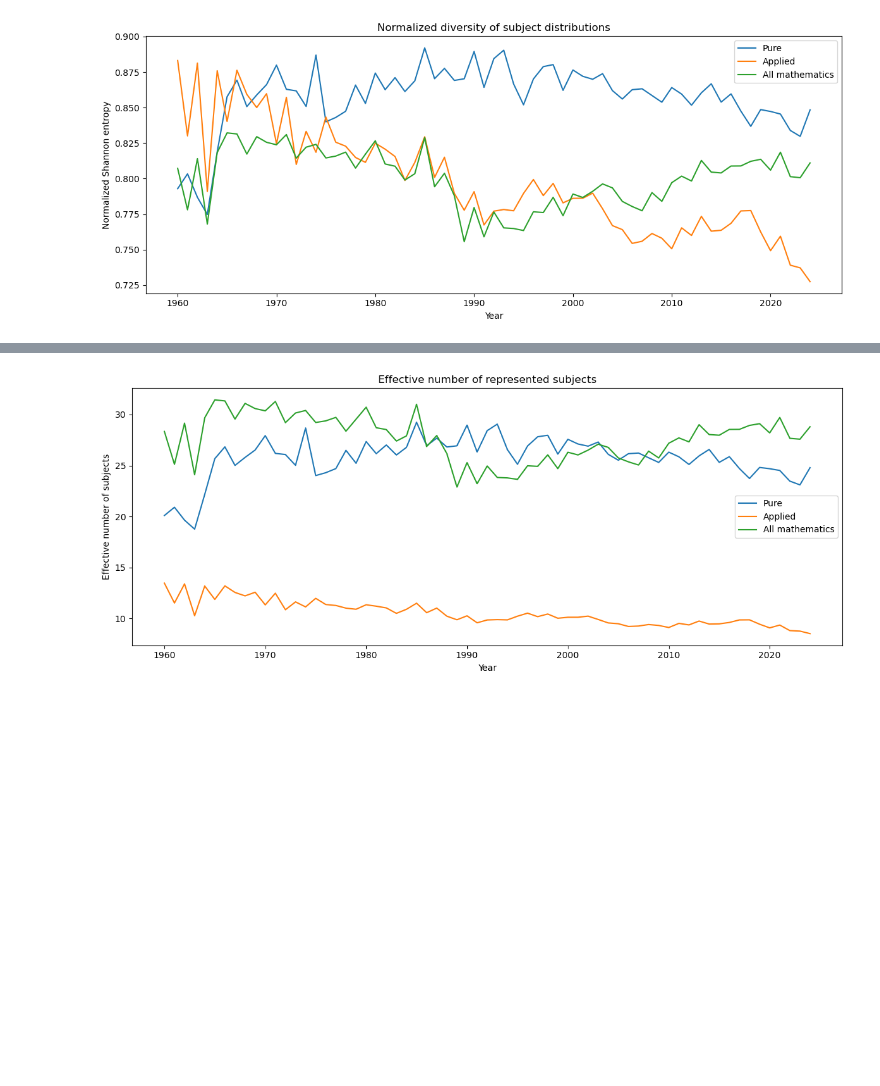
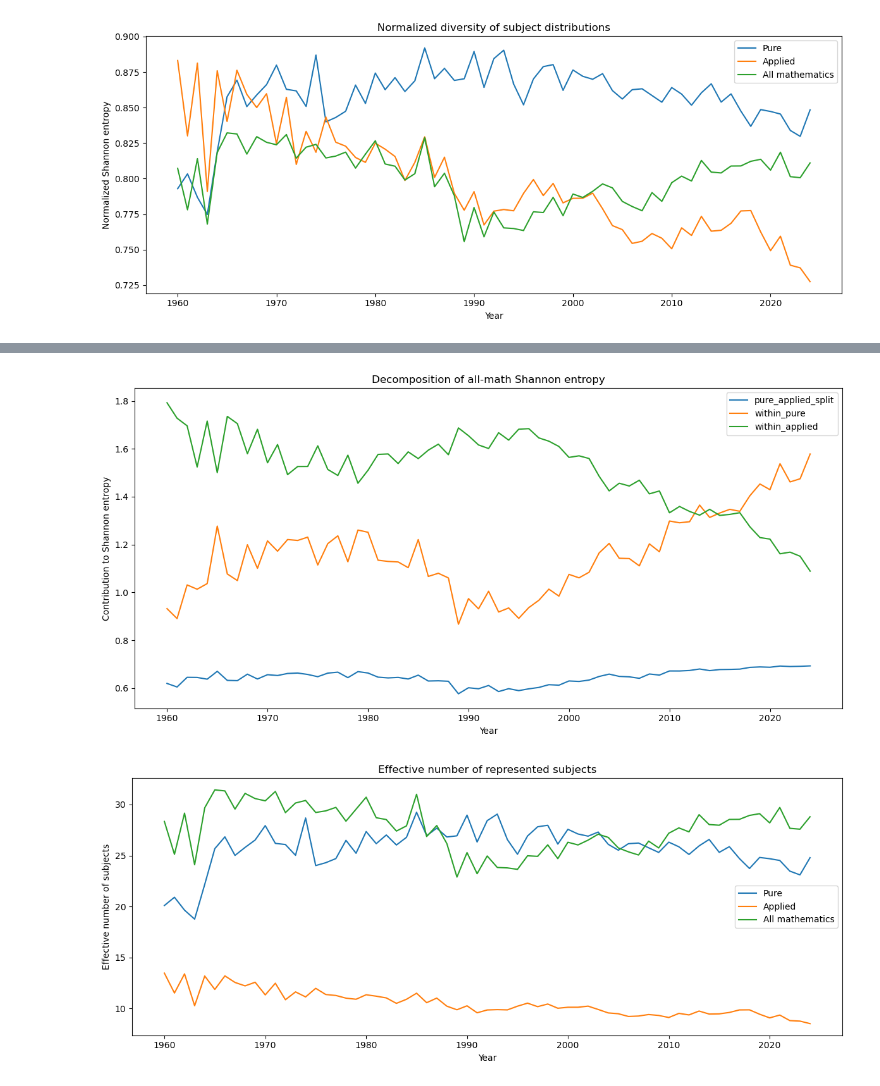
Before and after one commit to Erdos-Projects/summer26-math-genealogy, a Jupyter notebook: notebooks/subject_trend-Yilong/subject_coevolution_EDA.ipynb, the cells around one changed output, grey strips where cells are left out. Saved outputs shown, nothing was run; the diff lists cells and outputs as text; code cells hidden in the pictures; blank space fills up the shorter version.

```diff
--- a/notebooks/subject_trend-Yilong/subject_coevolution_EDA.ipynb
+++ b/notebooks/subject_trend-Yilong/subject_coevolution_EDA.ipynb
@@ -422,3 +469,21 @@ plt.show()
+# %%
+entropy_decomposition[
+    [
+        "pure_applied_split",
+        "within_pure",
+        "within_applied",
+    ]
+].plot(
+    figsize=(12, 6),
+    title="Decomposition of all-math Shannon entropy"
+)
+
+plt.xlabel("Year")
+plt.ylabel("Contribution to Shannon entropy")
+plt.tight_layout()
+plt.show()
+# %% [output]
+[figure, added]
 # %%
 plt.figure(figsize=(12, 5))
 
```
Also changed, not shown: parts of 1 cell of this notebook.
